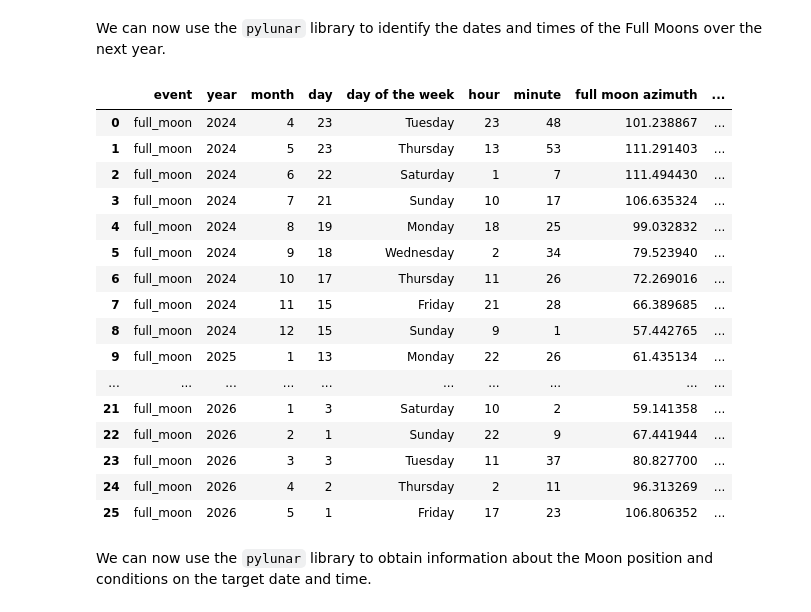
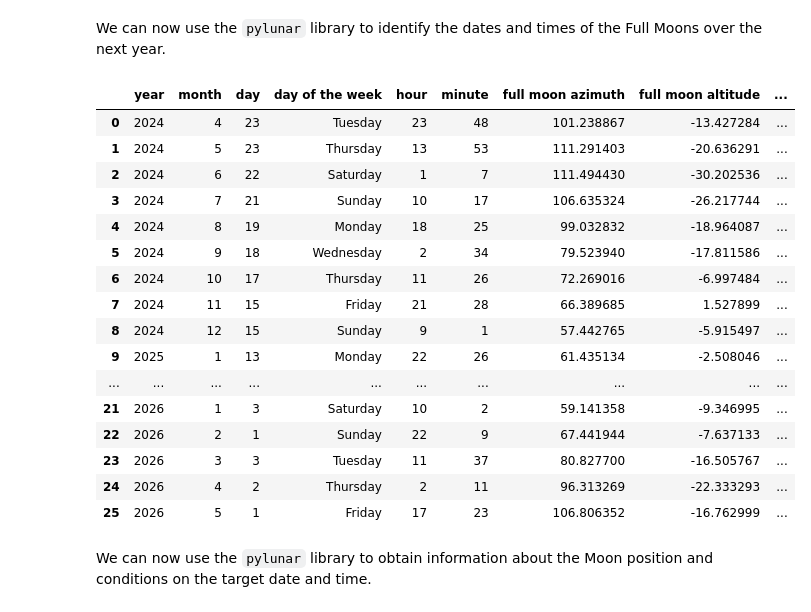
Before and after one commit to fullmoontheatre/fmt_planning, a Jupyter notebook: Full_Moon_Theatre_Planning.ipynb, the cells around one changed output. Cells and saved outputs as stored; diff of their text form; code cells hidden in the pictures.

```diff
--- a/Full_Moon_Theatre_Planning.ipynb
+++ b/Full_Moon_Theatre_Planning.ipynb
@@ -123,51 +123,50 @@ while startDate <= endDate:
     days.append(full_moon[1][2])
     dows.append(day_of_the_week)
     hours.append(full_moon[1][3])
     minutes.append(full_moon[1][4])
     fm_azis.append(moon_info.azimuth())
     fm_alts.append(moon_info.altitude())
     hm_hours.append(highest_hour)
     hm_mins.append(highest_minutes)
     hm_azis.append(highest_azimuth)
     hm_alts.append(highest_altitude)
     hm_emojis.append(highest_emoji)
 
 full_moons = pd.DataFrame({
-    "event": events,
     "year": years,
     "month": months,
     "day": days,
     "day of the week": dows,
     "hour": hours,
     "minute": minutes,
     "full moon azimuth": fm_azis,
     "full moon altitude": fm_alts,
     "highest moon hour": hm_hours,
     "highest moon minute": hm_mins,
     "highest moon azimuth": hm_azis,
     "highest moon altitude": hm_alts,
     "highest moon emoji": hm_emojis
 })
 
 full_moons
 # %% [output]
-|  | event | year | month | day | day of the week | hour | minute | full moon azimuth | ... |
-| 0 | full_moon | 2024 | 4 | 23 | Tuesday | 23 | 48 | 101.238867 | ... |
-| 1 | full_moon | 2024 | 5 | 23 | Thursday | 13 | 53 | 111.291403 | ... |
-| 2 | full_moon | 2024 | 6 | 22 | Saturday | 1 | 7 | 111.494430 | ... |
-| 3 | full_moon | 2024 | 7 | 21 | Sunday | 10 | 17 | 106.635324 | ... |
-| 4 | full_moon | 2024 | 8 | 19 | Monday | 18 | 25 | 99.032832 | ... |
-| 5 | full_moon | 2024 | 9 | 18 | Wednesday | 2 | 34 | 79.523940 | ... |
-| 6 | full_moon | 2024 | 10 | 17 | Thursday | 11 | 26 | 72.269016 | ... |
-| 7 | full_moon | 2024 | 11 | 15 | Friday | 21 | 28 | 66.389685 | ... |
-| 8 | full_moon | 2024 | 12 | 15 | Sunday | 9 | 1 | 57.442765 | ... |
-| 9 | full_moon | 2025 | 1 | 13 | Monday | 22 | 26 | 61.435134 | ... |
+|  | year | month | day | day of the week | hour | minute | full moon azimuth | full moon altitude | ... |
+| 0 | 2024 | 4 | 23 | Tuesday | 23 | 48 | 101.238867 | -13.427284 | ... |
+| 1 | 2024 | 5 | 23 | Thursday | 13 | 53 | 111.291403 | -20.636291 | ... |
+| 2 | 2024 | 6 | 22 | Saturday | 1 | 7 | 111.494430 | -30.202536 | ... |
+| 3 | 2024 | 7 | 21 | Sunday | 10 | 17 | 106.635324 | -26.217744 | ... |
+| 4 | 2024 | 8 | 19 | Monday | 18 | 25 | 99.032832 | -18.964087 | ... |
+| 5 | 2024 | 9 | 18 | Wednesday | 2 | 34 | 79.523940 | -17.811586 | ... |
+| 6 | 2024 | 10 | 17 | Thursday | 11 | 26 | 72.269016 | -6.997484 | ... |
+| 7 | 2024 | 11 | 15 | Friday | 21 | 28 | 66.389685 | 1.527899 | ... |
+| 8 | 2024 | 12 | 15 | Sunday | 9 | 1 | 57.442765 | -5.915497 | ... |
+| 9 | 2025 | 1 | 13 | Monday | 22 | 26 | 61.435134 | -2.508046 | ... |
 | ... | ... | ... | ... | ... | ... | ... | ... | ... | ... |
-| 21 | full_moon | 2026 | 1 | 3 | Saturday | 10 | 2 | 59.141358 | ... |
-| 22 | full_moon | 2026 | 2 | 1 | Sunday | 22 | 9 | 67.441944 | ... |
-| 23 | full_moon | 2026 | 3 | 3 | Tuesday | 11 | 37 | 80.827700 | ... |
-| 24 | full_moon | 2026 | 4 | 2 | Thursday | 2 | 11 | 96.313269 | ... |
-| 25 | full_moon | 2026 | 5 | 1 | Friday | 17 | 23 | 106.806352 | ... |
+| 21 | 2026 | 1 | 3 | Saturday | 10 | 2 | 59.141358 | -9.346995 | ... |
+| 22 | 2026 | 2 | 1 | Sunday | 22 | 9 | 67.441944 | -7.637133 | ... |
+| 23 | 2026 | 3 | 3 | Tuesday | 11 | 37 | 80.827700 | -16.505767 | ... |
+| 24 | 2026 | 4 | 2 | Thursday | 2 | 11 | 96.313269 | -22.333293 | ... |
+| 25 | 2026 | 5 | 1 | Friday | 17 | 23 | 106.806352 | -16.762999 | ... |
 # %% [markdown]
 We can now use the `pylunar` library to obtain information about the Moon position and conditions on the target date and time.
 # %%
```
